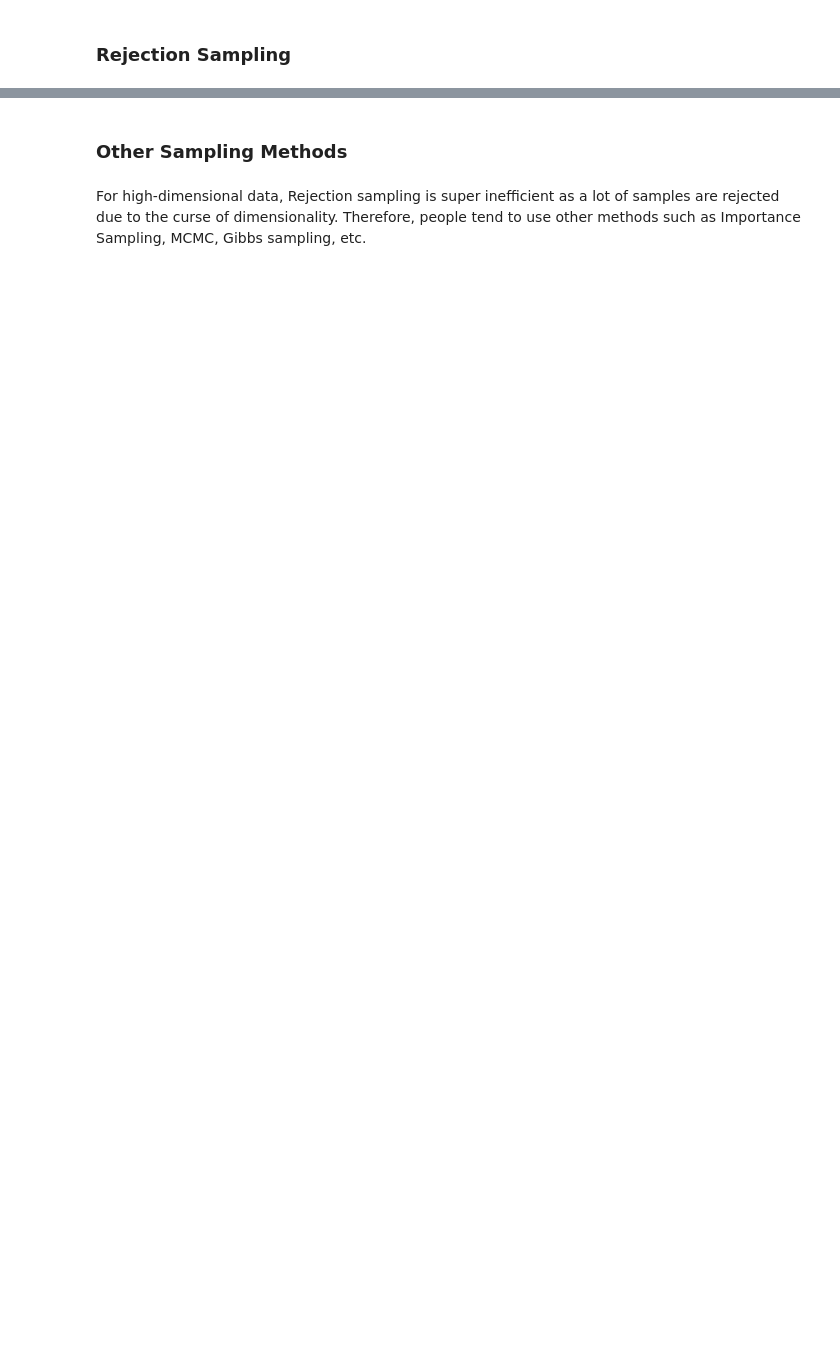
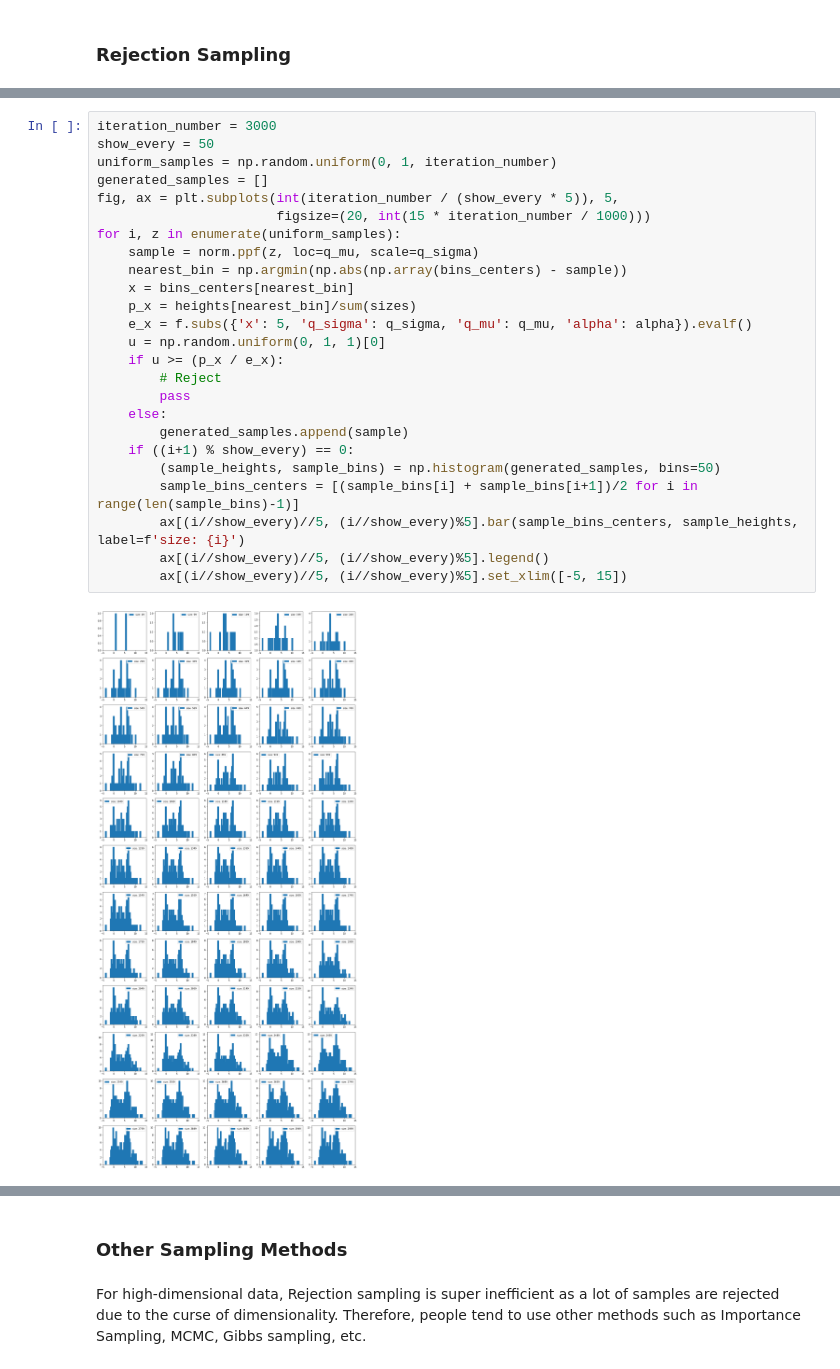
Before and after one commit to monaj07/ml, a Jupyter notebook: generative/tutorial_gan.ipynb, the cells around one changed output, grey strips where cells are left out. Saved outputs shown, nothing was run; the diff lists cells and outputs as text; blank space fills up the shorter version.

```diff
--- a/generative/tutorial_gan.ipynb
+++ b/generative/tutorial_gan.ipynb
@@ -44,0 +125,27 @@ Figure taken from: http://ct-cps.blogspot.com/2011/04/rejection-sampling-algorit
+# %%
+iteration_number = 3000
+show_every = 50
+uniform_samples = np.random.uniform(0, 1, iteration_number)
+generated_samples = []
+fig, ax = plt.subplots(int(iteration_number / (show_every * 5)), 5,
+                       figsize=(20, int(15 * iteration_number / 1000)))
+for i, z in enumerate(uniform_samples):
+    sample = norm.ppf(z, loc=q_mu, scale=q_sigma)
+    nearest_bin = np.argmin(np.abs(np.array(bins_centers) - sample))
+    x = bins_centers[nearest_bin]
+    p_x = heights[nearest_bin]/sum(sizes)
+    e_x = f.subs({'x': 5, 'q_sigma': q_sigma, 'q_mu': q_mu, 'alpha': alpha}).evalf()
+    u = np.random.uniform(0, 1, 1)[0]
+    if u >= (p_x / e_x):
+        # Reject
+        pass
+    else:
+        generated_samples.append(sample)
+    if ((i+1) % show_every) == 0:
+        (sample_heights, sample_bins) = np.histogram(generated_samples, bins=50)
+        sample_bins_centers = [(sample_bins[i] + sample_bins[i+1])/2 for i in range(len(sample_bins)-1)]
+        ax[(i//show_every)//5, (i//show_every)%5].bar(sample_bins_centers, sample_heights, label=f'size: {i}')
+        ax[(i//show_every)//5, (i//show_every)%5].legend()
+        ax[(i//show_every)//5, (i//show_every)%5].set_xlim([-5, 15])
+# %% [output]
+[figure, added]
```
Also changed, not shown: parts of 29 cells of this notebook.
